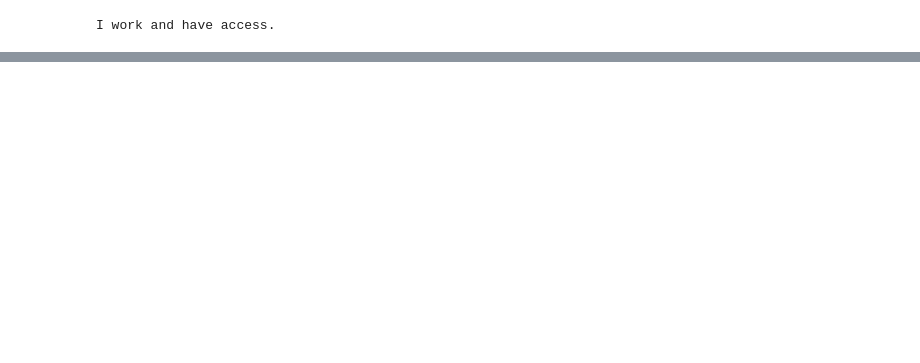
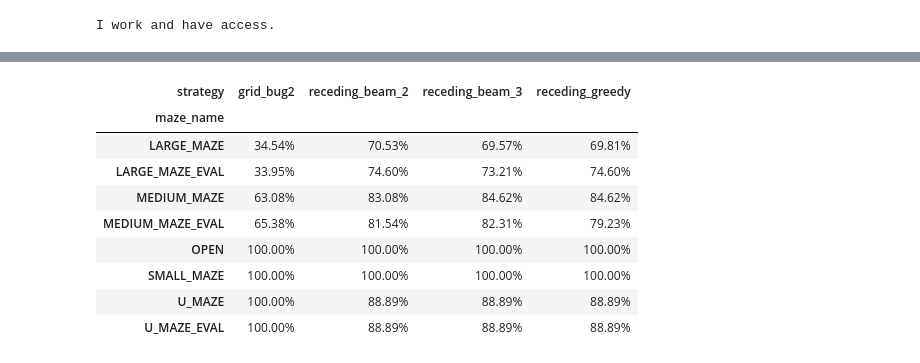
Before and after one commit to diankruger/4th-year-project, a Jupyter notebook: Full_dataset_pipeline.ipynb, the cells around one changed output, grey strips where cells are left out. Drawn from its saved outputs; the diff is of its cells as text; code cells hidden in the pictures; blank space fills up the shorter version.

```diff
--- a/Full_dataset_pipeline.ipynb
+++ b/Full_dataset_pipeline.ipynb
@@ -2106,0 +2373,70 @@ I work and have access.
+# %%
+from pathlib import Path
+import pandas as pd
+from IPython.display import display
+
+model_dir = Path("experiment_runs/cv5_partial_obs_joint_receding_4act/fold_0")
+bug2_dir = Path("experiment_runs/bug2_partial_obs_3x3_fold0")
+model_results = pd.read_csv(model_dir / "results.csv")
+model_summary = pd.read_csv(model_dir / "summary.csv")
+model_per_maze = pd.read_csv(model_dir / "per_maze_summary.csv")
+bug2_results = pd.read_csv(bug2_dir / "results.csv")
+bug2_summary = pd.read_csv(bug2_dir / "summary.csv")
+bug2_per_maze = pd.read_csv(bug2_dir / "per_maze_summary.csv")
+
+model_queries = model_results[["episode_id", "query_index", "maze_name"]].drop_duplicates()
+bug2_queries = bug2_results[["episode_id", "query_index", "maze_name"]]
+paired_queries = model_queries.merge(
+    bug2_queries, on=["episode_id", "query_index", "maze_name"], how="outer", indicator=True
+)
+assert len(model_queries) == len(bug2_queries) == 1196
+assert paired_queries["_merge"].eq("both").all()
+assert bug2_results["episode_id"].is_unique
+assert int(bug2_results["invalid_real_action_count"].sum()) == 0
+
+comparison_columns = [
+    "strategy", "completion_rate", "average_steps_to_goal",
+    "average_compute_seconds", "average_seconds_per_step",
+    "invalid_real_action_count", "invalid_real_action_rate",
+]
+for column in comparison_columns:
+    if column not in bug2_summary:
+        bug2_summary[column] = float("nan")
+combined_summary = pd.concat(
+    [bug2_summary[comparison_columns], model_summary[comparison_columns]], ignore_index=True
+)
+
+combined_per_maze = pd.concat([
+    bug2_per_maze[["maze_name", "strategy", "completion_rate", "average_steps_to_goal"]],
+    model_per_maze[["maze_name", "strategy", "completion_rate", "average_steps_to_goal"]],
+], ignore_index=True)
+
+paired_rows = []
+for strategy, strategy_results in model_results.groupby("strategy"):
+    pair = bug2_results[["episode_id", "goal_reached"]].merge(
+        strategy_results[["episode_id", "goal_reached"]],
+        on="episode_id", suffixes=("_bug2", "_model"),
+    )
+    paired_rows.append({
+        "model_strategy": strategy,
+        "both_succeed": int((pair.goal_reached_bug2 & pair.goal_reached_model).sum()),
+        "bug2_only": int((pair.goal_reached_bug2 & ~pair.goal_reached_model).sum()),
+        "model_only": int((~pair.goal_reached_bug2 & pair.goal_reached_model).sum()),
+        "both_fail": int((~pair.goal_reached_bug2 & ~pair.goal_reached_model).sum()),
+    })
+paired_outcomes = pd.DataFrame(paired_rows).sort_values("model_strategy")
+
+formats = {
+    "completion_rate": "{:.2%}",
+    "average_steps_to_goal": "{:.3f}",
+    "average_compute_seconds": "{:.6f}",
+    "average_seconds_per_step": "{:.6f}",
+    "invalid_real_action_rate": "{:.2%}",
+}
+print("Exact paired fold-0 queries:", len(bug2_queries))
+display(combined_summary.style.format(formats))
+display(combined_per_maze.pivot(
+    index="maze_name", columns="strategy", values="completion_rate"
+).style.format("{:.2%}"))
+display(paired_outcomes)
+# %% [output]
@@ -2106,0 +2449,10 @@ I work and have access.
+| strategy | grid_bug2 | receding_beam_2 | receding_beam_3 | receding_greedy |
+| maze_name |  |  |  |  |
+| LARGE_MAZE | 34.54% | 70.53% | 69.57% | 69.81% |
+| LARGE_MAZE_EVAL | 33.95% | 74.60% | 73.21% | 74.60% |
+| MEDIUM_MAZE | 63.08% | 83.08% | 84.62% | 84.62% |
+| MEDIUM_MAZE_EVAL | 65.38% | 81.54% | 82.31% | 79.23% |
+| OPEN | 100.00% | 100.00% | 100.00% | 100.00% |
+| SMALL_MAZE | 100.00% | 100.00% | 100.00% | 100.00% |
+| U_MAZE | 100.00% | 88.89% | 88.89% | 88.89% |
+| U_MAZE_EVAL | 100.00% | 88.89% | 88.89% | 88.89% |
```
Also changed, not shown: parts of 24 cells of this notebook, 27 other files.
